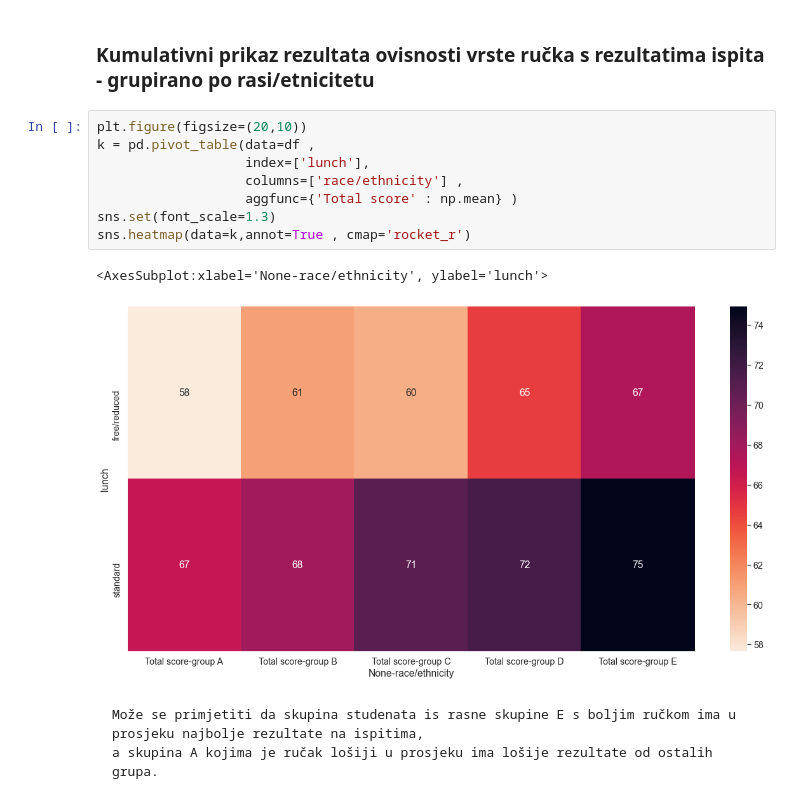
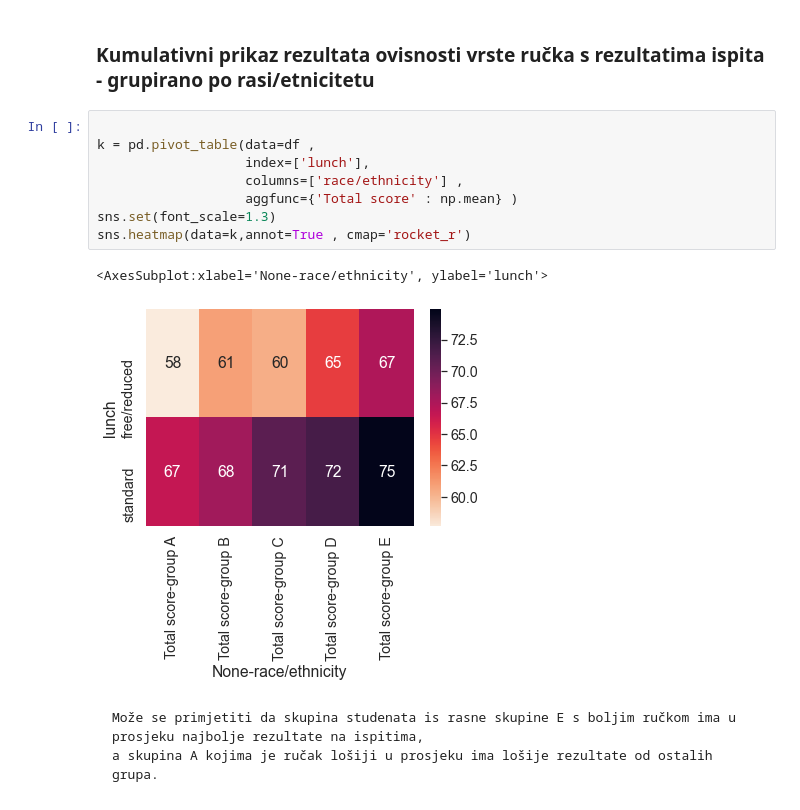
Before and after one commit to mikocij/SUprojekt, a Jupyter notebook: EDA Student Performance Dataset.ipynb, the cells around one changed output. Drawn from its saved outputs; the diff is of its cells as text.

```diff
--- a/EDA Student Performance Dataset.ipynb
+++ b/EDA Student Performance Dataset.ipynb
@@ -160,16 +160,16 @@ sns.heatmap(corr,annot=True,cmap="BuPu")
 # %% [markdown]
 ### Kumulativni prikaz rezultata ovisnosti vrste ručka s rezultatima ispita - grupirano po rasi/etnicitetu
 # %%
-plt.figure(figsize=(20,10))
+
 k = pd.pivot_table(data=df ,
                    index=['lunch'],
                    columns=['race/ethnicity'] ,
                    aggfunc={'Total score' : np.mean} )
 sns.set(font_scale=1.3)
 sns.heatmap(data=k,annot=True , cmap='rocket_r')
 # %% [output]
 <AxesSubplot:xlabel='None-race/ethnicity', ylabel='lunch'>
-[figure, old version]
+[figure, new version]
 # %% [markdown]
     Može se primjetiti da skupina studenata is rasne skupine E s boljim ručkom ima u prosjeku najbolje rezultate na ispitima,
     a skupina A kojima je ručak lošiji u prosjeku ima lošije rezultate od ostalih grupa.
```
Also changed, not shown: parts of 4 cells of this notebook, 1 other file.
